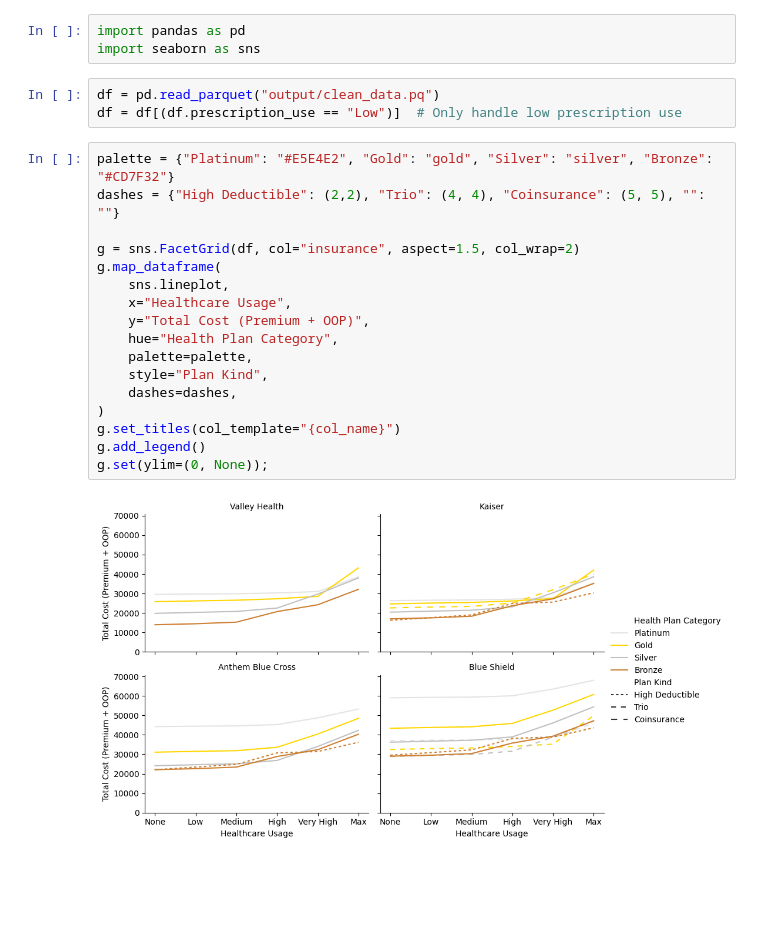
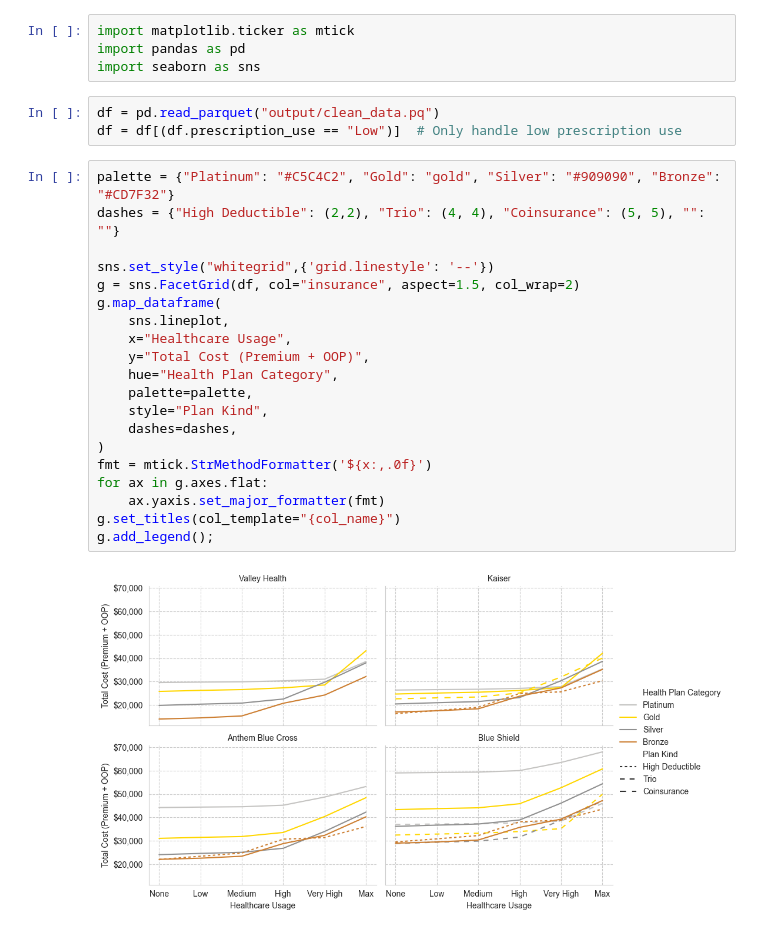
Before and after one commit to chrisroat/coveredca, a Jupyter notebook: 03_analysis.ipynb, the cells around one changed output. Cells and saved outputs as stored; diff of their text form; blank space fills up the shorter version.

Commit message:
More readable plots, add info on usage

```diff
--- a/03_analysis.ipynb
+++ b/03_analysis.ipynb
@@ -1,25 +1,29 @@
 # %%
+import matplotlib.ticker as mtick
 import pandas as pd
 import seaborn as sns
 # %%
 df = pd.read_parquet("output/clean_data.pq")
 df = df[(df.prescription_use == "Low")]  # Only handle low prescription use
 # %%
-palette = {"Platinum": "#E5E4E2", "Gold": "gold", "Silver": "silver", "Bronze": "#CD7F32"}
+palette = {"Platinum": "#C5C4C2", "Gold": "gold", "Silver": "#909090", "Bronze": "#CD7F32"}
 dashes = {"High Deductible": (2,2), "Trio": (4, 4), "Coinsurance": (5, 5), "": ""}
 
+sns.set_style("whitegrid",{'grid.linestyle': '--'})
 g = sns.FacetGrid(df, col="insurance", aspect=1.5, col_wrap=2)
 g.map_dataframe(
     sns.lineplot,
     x="Healthcare Usage",
     y="Total Cost (Premium + OOP)",
     hue="Health Plan Category",
     palette=palette,
     style="Plan Kind",
     dashes=dashes,
 )
+fmt = mtick.StrMethodFormatter('${x:,.0f}')
+for ax in g.axes.flat:
+    ax.yaxis.set_major_formatter(fmt)
 g.set_titles(col_template="{col_name}")
-g.add_legend()
-g.set(ylim=(0, None));
+g.add_legend();
 # %% [output]
-[figure, old version]
+[figure, new version]
```
Also changed, not shown: parts of 2 cells of this notebook.
